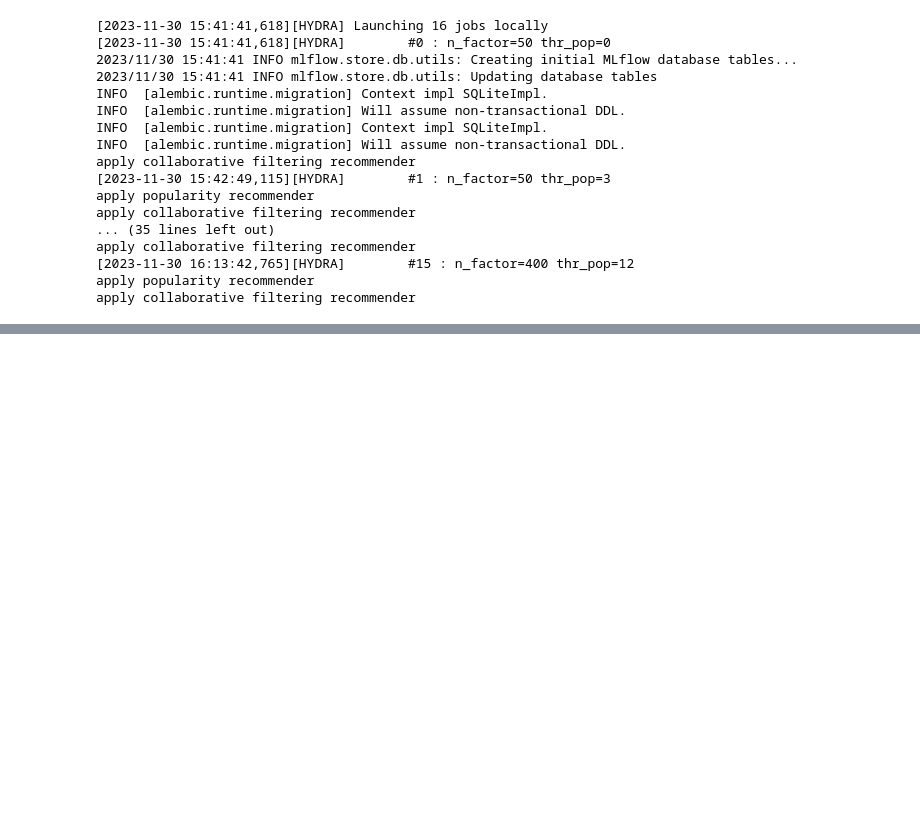
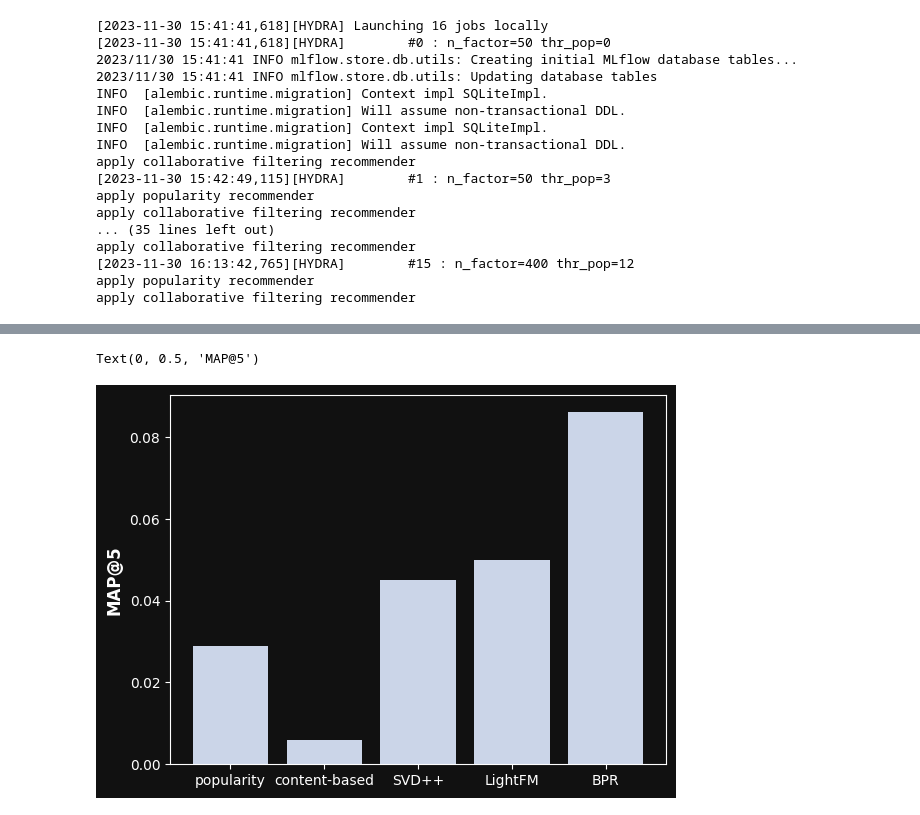
Before and after one commit to lefpradier/article-recommender, a Jupyter notebook: main.ipynb, the cells around one changed output, grey strips where cells are left out. Saved outputs shown, nothing was run; the diff lists cells and outputs as text; code cells hidden in the pictures; blank space fills up the shorter version.

```diff
--- a/main.ipynb
+++ b/main.ipynb
@@ -114,0 +134,12 @@ apply collaborative filtering recommender
+# %%
+import pandas as pd
+import matplotlib.pyplot as plt
+
+models = ["popularity", "content-based", "SVD++", "LightFM", "BPR"]
+map = [0.029, 0.006, 0.045, 0.05, 0.086]
+fig, ax = plt.subplots(1, 1)
+ax.bar(models, map)
+ax.set_ylabel("MAP@5")
+# %% [output]
+Text(0, 0.5, 'MAP@5')
+[figure, added]
```
Also changed, not shown: parts of 2 cells of this notebook, 13 other files.
